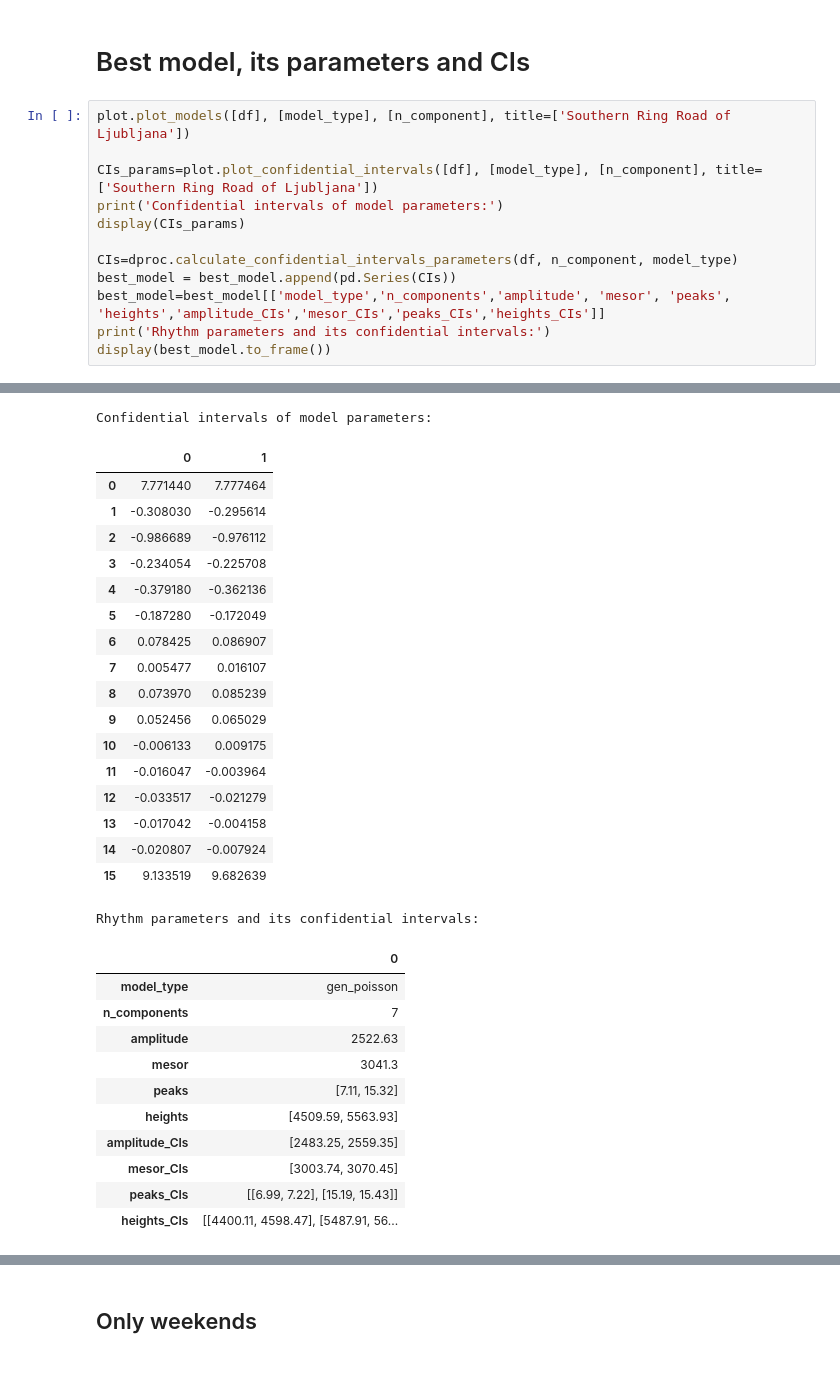
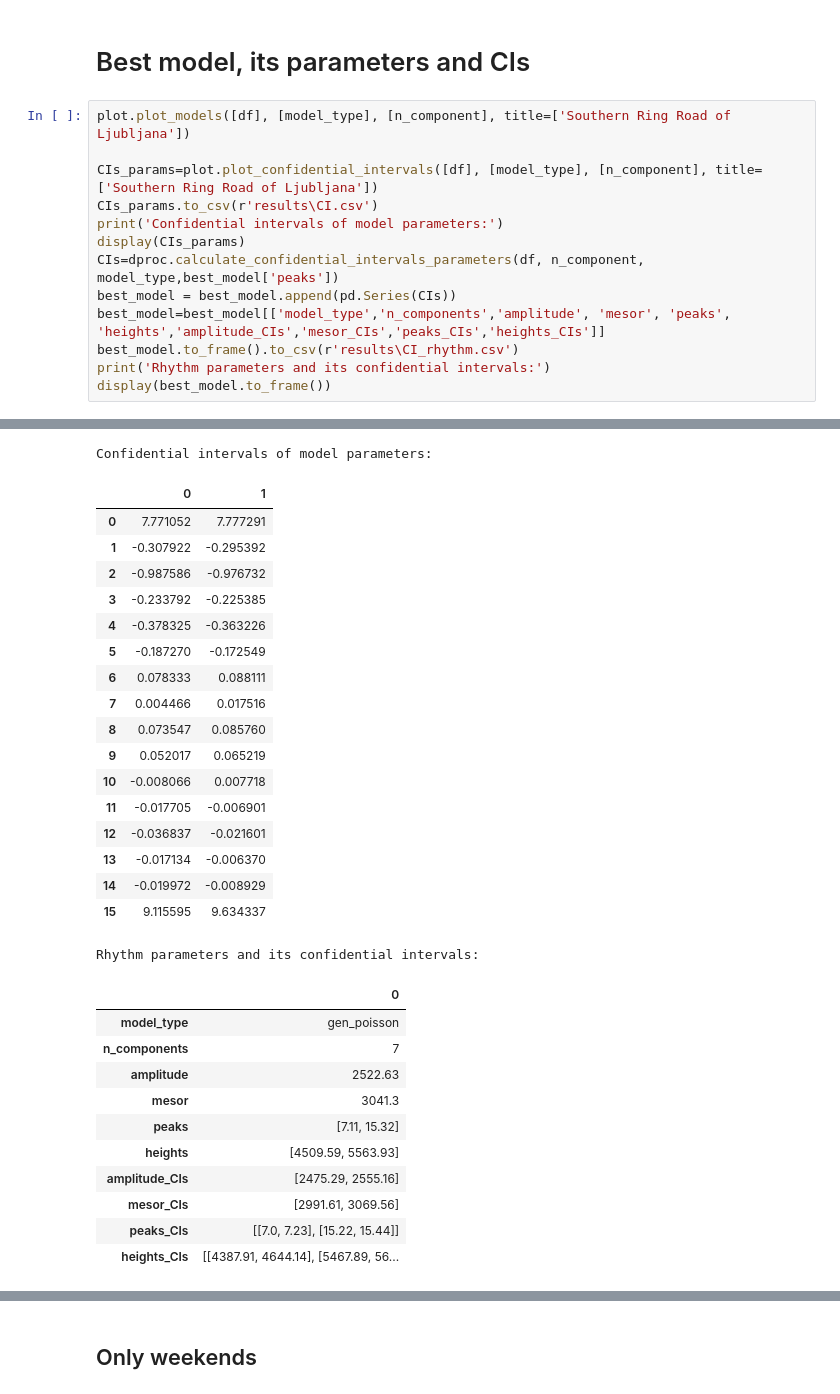
Before and after one commit to ninavelikajne/RhythmCount, a Jupyter notebook: example/traffic_example.ipynb, the cells around one changed output, grey strips where cells are left out. Drawn from its saved outputs; the diff is of its cells as text.

```diff
--- a/example/traffic_example.ipynb
+++ b/example/traffic_example.ipynb
@@ -84,36 +85,37 @@ Best model: gen_poisson  Number of components: 7
 # %%
 plot.plot_models([df], [model_type], [n_component], title=['Southern Ring Road of Ljubljana'])
 
 CIs_params=plot.plot_confidential_intervals([df], [model_type], [n_component], title=['Southern Ring Road of Ljubljana'])
+CIs_params.to_csv(r'results\CI.csv')
 print('Confidential intervals of model parameters:')
 display(CIs_params)
-
-CIs=dproc.calculate_confidential_intervals_parameters(df, n_component, model_type)
+CIs=dproc.calculate_confidential_intervals_parameters(df, n_component, model_type,best_model['peaks'])
 best_model = best_model.append(pd.Series(CIs))
 best_model=best_model[['model_type','n_components','amplitude', 'mesor', 'peaks', 'heights','amplitude_CIs','mesor_CIs','peaks_CIs','heights_CIs']]
+best_model.to_frame().to_csv(r'results\CI_rhythm.csv')
 print('Rhythm parameters and its confidential intervals:')
 display(best_model.to_frame())
 # %% [output]
 [figure]
 [figure]
 Confidential intervals of model parameters:
 |  | 0 | 1 |
-| 0 | 7.771440 | 7.777464 |
-| 1 | -0.308030 | -0.295614 |
-| 2 | -0.986689 | -0.976112 |
-| 3 | -0.234054 | -0.225708 |
-| 4 | -0.379180 | -0.362136 |
-| 5 | -0.187280 | -0.172049 |
-| 6 | 0.078425 | 0.086907 |
-| 7 | 0.005477 | 0.016107 |
-| 8 | 0.073970 | 0.085239 |
-| 9 | 0.052456 | 0.065029 |
-| 10 | -0.006133 | 0.009175 |
-| 11 | -0.016047 | -0.003964 |
-| 12 | -0.033517 | -0.021279 |
-| 13 | -0.017042 | -0.004158 |
-| 14 | -0.020807 | -0.007924 |
-| 15 | 9.133519 | 9.682639 |
+| 0 | 7.771052 | 7.777291 |
+| 1 | -0.307922 | -0.295392 |
+| 2 | -0.987586 | -0.976732 |
+| 3 | -0.233792 | -0.225385 |
+| 4 | -0.378325 | -0.363226 |
+| 5 | -0.187270 | -0.172549 |
+| 6 | 0.078333 | 0.088111 |
+| 7 | 0.004466 | 0.017516 |
+| 8 | 0.073547 | 0.085760 |
+| 9 | 0.052017 | 0.065219 |
+| 10 | -0.008066 | 0.007718 |
+| 11 | -0.017705 | -0.006901 |
+| 12 | -0.036837 | -0.021601 |
+| 13 | -0.017134 | -0.006370 |
+| 14 | -0.019972 | -0.008929 |
+| 15 | 9.115595 | 9.634337 |
 Rhythm parameters and its confidential intervals:
 |  | 0 |
 | model_type | gen_poisson |
@@ -122,9 +124,9 @@ Rhythm parameters and its confidential intervals:
 | mesor | 3041.3 |
 | peaks | [7.11, 15.32] |
 | heights | [4509.59, 5563.93] |
-| amplitude_CIs | [2483.25, 2559.35] |
-| mesor_CIs | [3003.74, 3070.45] |
-| peaks_CIs | [[6.99, 7.22], [15.19, 15.43]] |
-| heights_CIs | [[4400.11, 4598.47], [5487.91, 56... |
+| amplitude_CIs | [2475.29, 2555.16] |
+| mesor_CIs | [2991.61, 3069.56] |
+| peaks_CIs | [[7.0, 7.23], [15.22, 15.44]] |
+| heights_CIs | [[4387.91, 4644.14], [5467.89, 56... |
 # %% [markdown]
 # Compare by one component - effect of COVID-19
```
Also changed, not shown: parts of 5 cells of this notebook, 8 other files.
